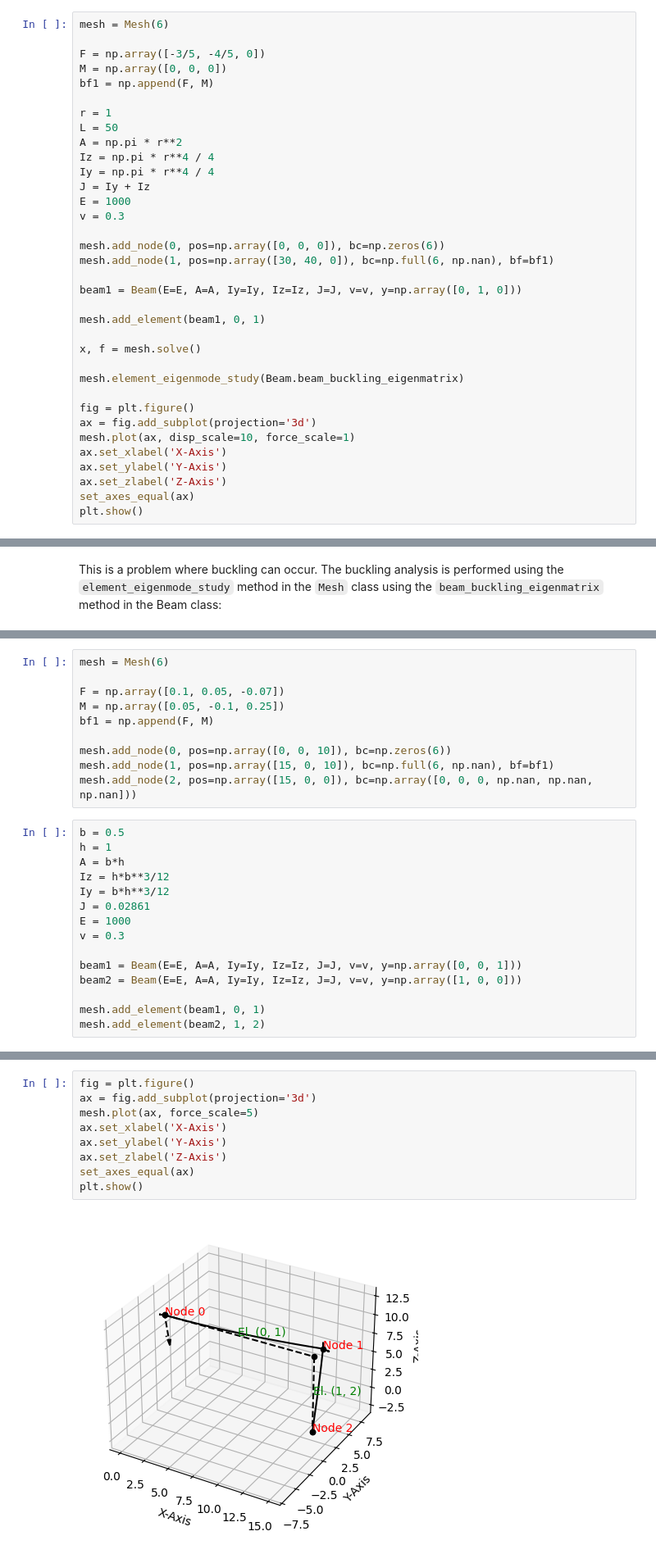
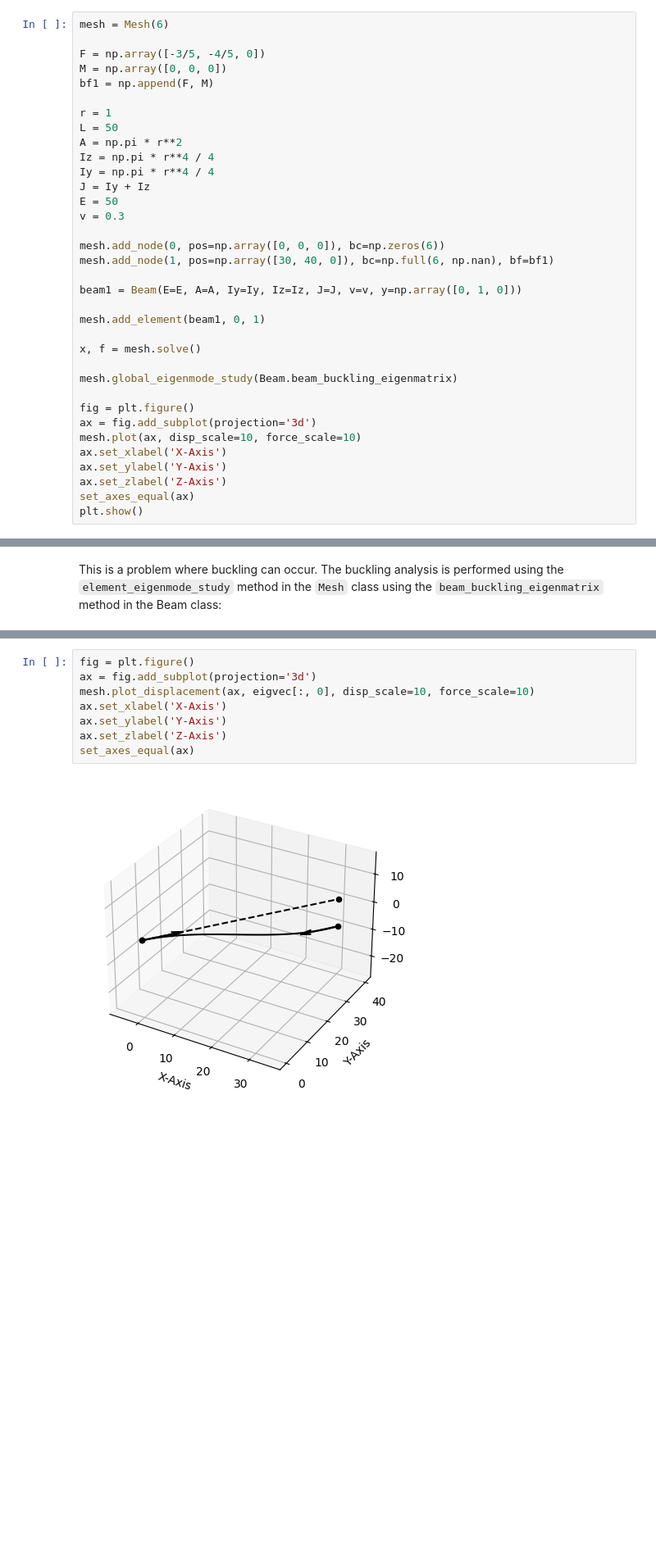
Before and after one commit to rtengle/me700-hw2, a Jupyter notebook: tutorial/tutorial.ipynb, the cells around one changed output, grey strips where cells are left out. Shown: that part at 82% size. Drawn from its saved outputs; the diff is of its cells as text; blank space fills up the shorter version.

Commit message:
Tutorials and README updated and fixed default plot_discplament label parameter.

```diff
--- a/tutorial/tutorial.ipynb
+++ b/tutorial/tutorial.ipynb
@@ -179,7 +180,7 @@ A = np.pi * r**2
 Iz = np.pi * r**4 / 4
 Iy = np.pi * r**4 / 4
 J = Iy + Iz
-E = 1000
+E = 50
 v = 0.3
 
 mesh.add_node(0, pos=np.array([0, 0, 0]), bc=np.zeros(6))
@@ -191,11 +192,11 @@ mesh.add_element(beam1, 0, 1)
 
 x, f = mesh.solve()
 
-mesh.element_eigenmode_study(Beam.beam_buckling_eigenmatrix)
+mesh.global_eigenmode_study(Beam.beam_buckling_eigenmatrix)
 
 fig = plt.figure()
 ax = fig.add_subplot(projection='3d')
-mesh.plot(ax, disp_scale=10, force_scale=1)
+mesh.plot(ax, disp_scale=10, force_scale=10)
 ax.set_xlabel('X-Axis')
 ax.set_ylabel('Y-Axis')
 ax.set_zlabel('Z-Axis')
@@ -224,25 +220,0 @@ This is just an implementation of the first example we see
-# %%
-mesh = Mesh(6)
-
-F = np.array([0.1, 0.05, -0.07])
-M = np.array([0.05, -0.1, 0.25])
-bf1 = np.append(F, M)
-
-mesh.add_node(0, pos=np.array([0, 0, 10]), bc=np.zeros(6))
-mesh.add_node(1, pos=np.array([15, 0, 10]), bc=np.full(6, np.nan), bf=bf1)
-mesh.add_node(2, pos=np.array([15, 0, 0]), bc=np.array([0, 0, 0, np.nan, np.nan, np.nan]))
-# %%
-b = 0.5
-h = 1
-A = b*h
-Iz = h*b**3/12
-Iy = b*h**3/12
-J = 0.02861
-E = 1000
-v = 0.3
-
-beam1 = Beam(E=E, A=A, Iy=Iy, Iz=Iz, J=J, v=v, y=np.array([0, 0, 1]))
-beam2 = Beam(E=E, A=A, Iy=Iy, Iz=Iz, J=J, v=v, y=np.array([1, 0, 0]))
-
-mesh.add_element(beam1, 0, 1)
-mesh.add_element(beam2, 1, 2)
@@ -269,11 +223,10 @@ print(f[12:18])
 # %%
 fig = plt.figure()
 ax = fig.add_subplot(projection='3d')
-mesh.plot(ax, force_scale=5)
+mesh.plot_displacement(ax, eigvec[:, 0], disp_scale=10, force_scale=10)
 ax.set_xlabel('X-Axis')
 ax.set_ylabel('Y-Axis')
 ax.set_zlabel('Z-Axis')
 set_axes_equal(ax)
-plt.show()
 # %% [output]
-[figure, old version]
+[figure, new version]
```
Also changed, not shown: parts of 22 cells of this notebook, 2 other files.
